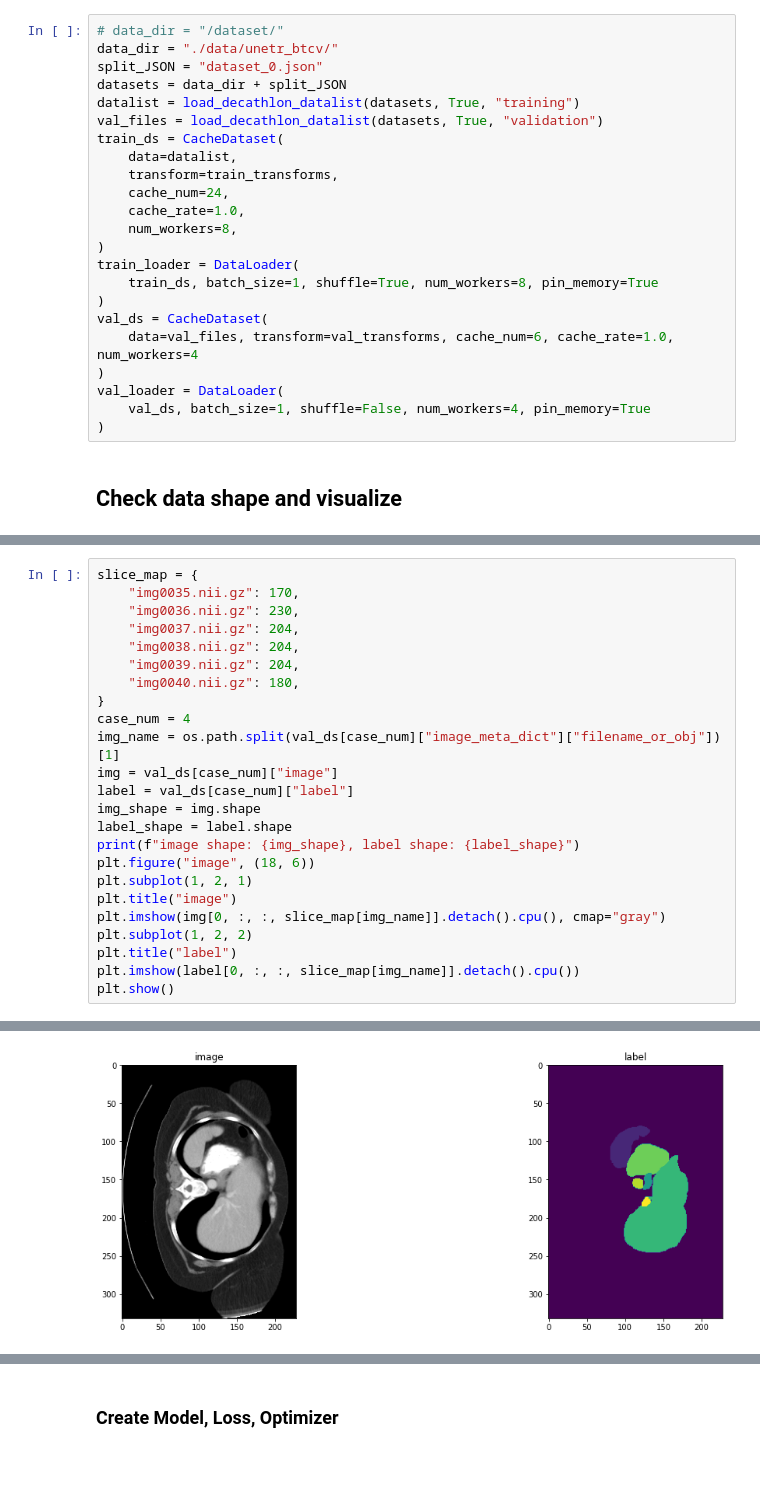
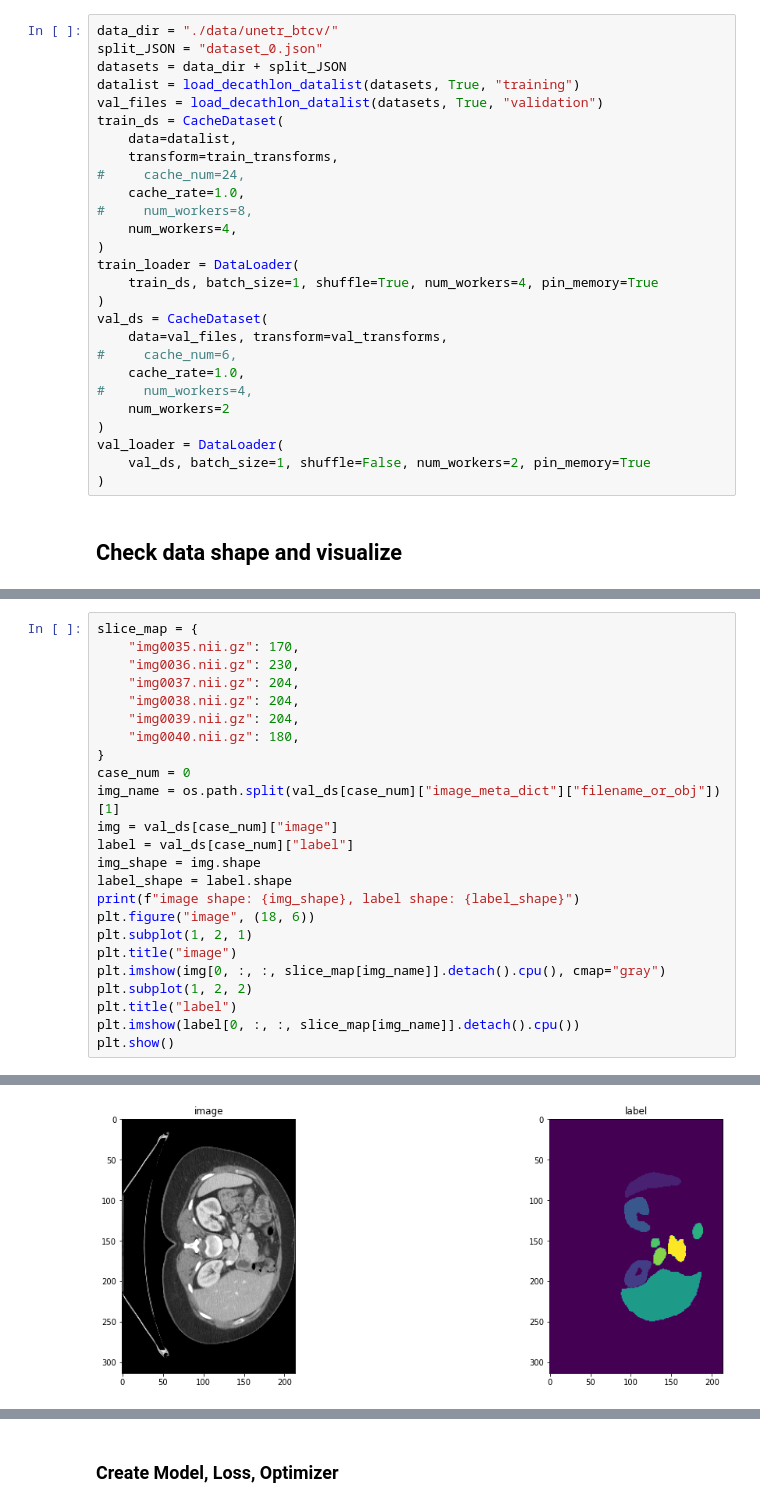
Before and after one commit to duc-ke/MONAI_examples, a Jupyter notebook: st10.unetr_btcv_segmentation_3d.ipynb, the cells around one changed output, grey strips where cells are left out. Saved outputs shown, nothing was run; the diff lists cells and outputs as text; blank space fills up the shorter version.

```diff
--- a/st10.unetr_btcv_segmentation_3d.ipynb
+++ b/st10.unetr_btcv_segmentation_3d.ipynb
@@ -405,7 +387,6 @@ val_transforms = Compose(
     ]
 }
 # %%
-# data_dir = "/dataset/"
 data_dir = "./data/unetr_btcv/"
 split_JSON = "dataset_0.json"
 datasets = data_dir + split_JSON
@@ -414,18 +395,23 @@ val_files = load_decathlon_datalist(datasets, True, "validation")
 train_ds = CacheDataset(
     data=datalist,
     transform=train_transforms,
-    cache_num=24,
+#     cache_num=24,
     cache_rate=1.0,
-    num_workers=8,
+#     num_workers=8,
+    num_workers=4,
 )
 train_loader = DataLoader(
-    train_ds, batch_size=1, shuffle=True, num_workers=8, pin_memory=True
+    train_ds, batch_size=1, shuffle=True, num_workers=4, pin_memory=True
 )
 val_ds = CacheDataset(
-    data=val_files, transform=val_transforms, cache_num=6, cache_rate=1.0, num_workers=4
+    data=val_files, transform=val_transforms,
+#     cache_num=6,
+    cache_rate=1.0,
+#     num_workers=4,
+    num_workers=2
 )
 val_loader = DataLoader(
-    val_ds, batch_size=1, shuffle=False, num_workers=4, pin_memory=True
+    val_ds, batch_size=1, shuffle=False, num_workers=2, pin_memory=True
 )
 # %% [markdown]
 ## Check data shape and visualize
@@ -443,7 +424,7 @@ slice_map = {
     "img0039.nii.gz": 204,
     "img0040.nii.gz": 180,
 }
-case_num = 4
+case_num = 0
 img_name = os.path.split(val_ds[case_num]["image_meta_dict"]["filename_or_obj"])[1]
 img = val_ds[case_num]["image"]
 label = val_ds[case_num]["label"]
@@ -463 +444 @@ image shape: torch.Size([1, 332, 228, 224]), label shape: torch.Size([1, 332, 22
-[figure, old version]
+[figure, new version]
```
Also changed, not shown: parts of 24 cells of this notebook, 2 other files.
